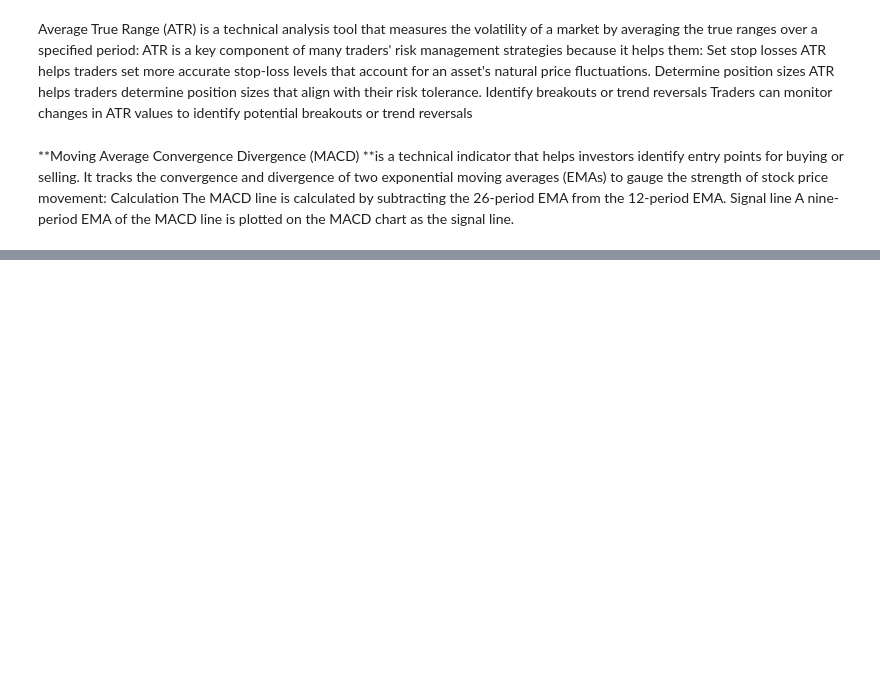
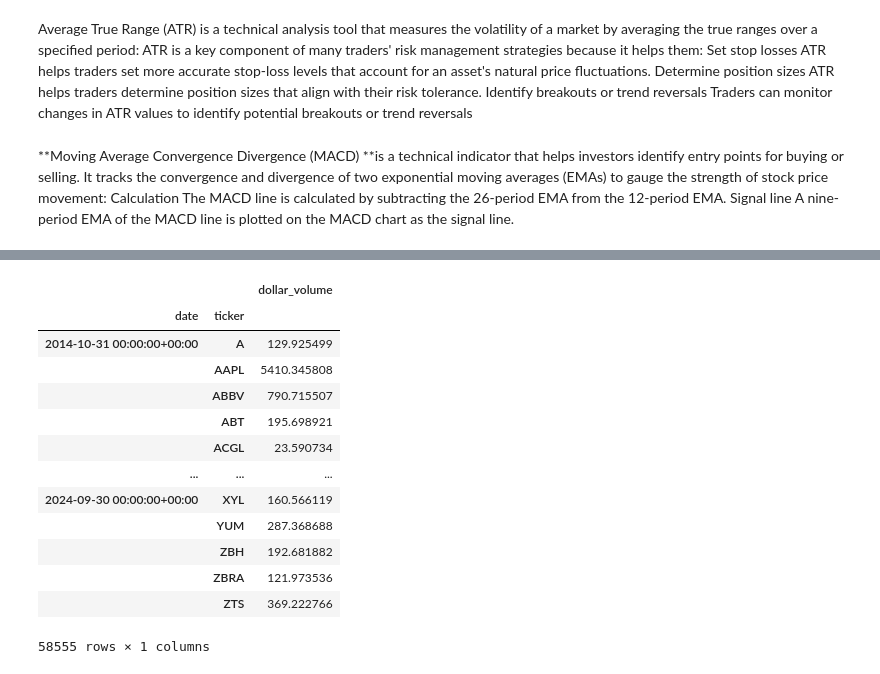
Before and after one commit to DattDixit/unsupervised_learning_trading_algorithm, a Jupyter notebook: unsupervised_learning_trading_algorithm.ipynb, the cells around one changed output, grey strips where cells are left out. Drawn from its saved outputs; the diff is of its cells as text; code cells hidden in the pictures; blank space fills up the shorter version.

```diff
--- a/unsupervised_learning_trading_algorithm.ipynb
+++ b/unsupervised_learning_trading_algorithm.ipynb
@@ -200,0 +229,17 @@ df
+# %%
+df.unstack('ticker')['dollar_volume'].resample('M').mean().stack('ticker').to_frame('dollar_volume')
+# %% [output]
+|  |  | dollar_volume |
+| date | ticker |  |
+| 2014-10-31 00:00:00+00:00 | A | 129.925499 |
+|  | AAPL | 5410.345808 |
+|  | ABBV | 790.715507 |
+|  | ABT | 195.698921 |
+|  | ACGL | 23.590734 |
+| ... | ... | ... |
+| 2024-09-30 00:00:00+00:00 | XYL | 160.566119 |
+|  | YUM | 287.368688 |
+|  | ZBH | 192.681882 |
+|  | ZBRA | 121.973536 |
+|  | ZTS | 369.222766 |
+58555 rows × 1 columns
```
Also changed, not shown: parts of 13 cells of this notebook.
